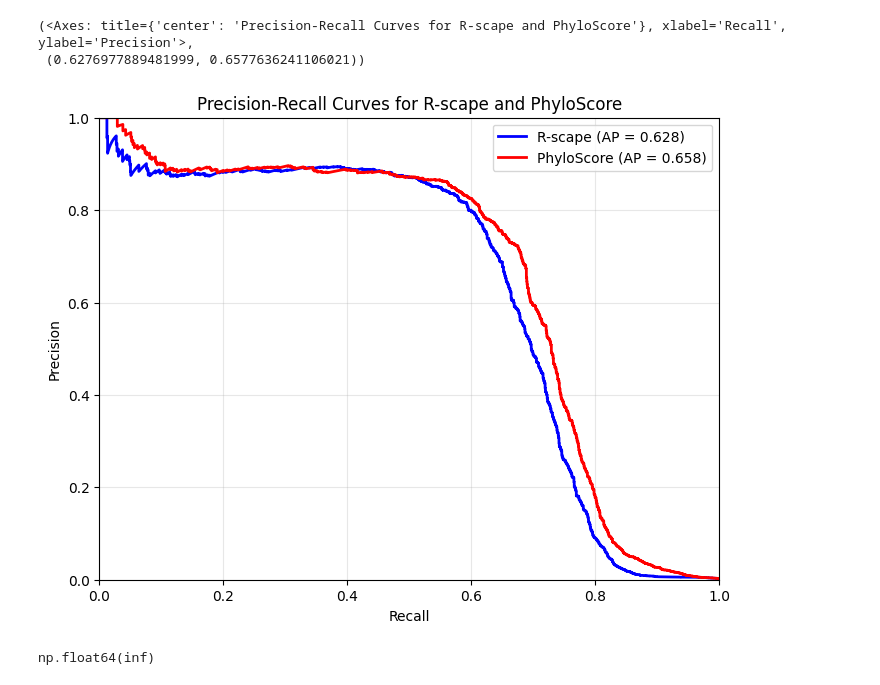
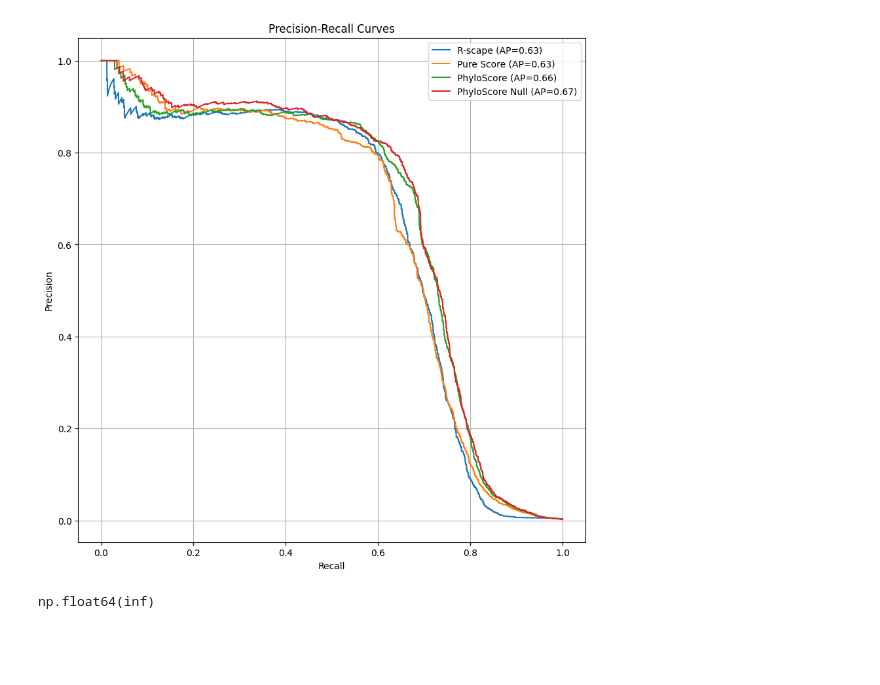
Before and after one commit to soedinglab/phylo_score, a Jupyter notebook: benchmark/joint.ipynb, the cells around one changed output. Saved outputs shown, nothing was run; the diff lists cells and outputs as text; code cells hidden in the pictures; blank space fills up the shorter version.

Commit message:
my null

```diff
--- a/benchmark/joint.ipynb
+++ b/benchmark/joint.ipynb
@@ -8,5 +8,6 @@ import sklearn
 datasets = open("3d.txt").readlines()
 datasets = [d.strip() for d in datasets]
 datasets = [d for d in datasets if d != "RF00375"]
+null_sets = [d + "_null1" for d in datasets]
 ss_files = [f"data/{d}/ss.txt" for d in datasets]
 # %%
@@ -82,30 +93,21 @@ def collect(method):
 # %%
 from sklearn.metrics import precision_recall_curve, average_precision_score
 
-def plot_pr_curves(mask1, scores1, mask2, scores2, label1='Model 1', label2='Model 2', ax=None, title='Precision-Recall Curves'):
-    precision1, recall1, _ = precision_recall_curve(mask1, scores1)
-    ap1 = average_precision_score(mask1, scores1)
-
-    precision2, recall2, _ = precision_recall_curve(mask2, scores2)
-    ap2 = average_precision_score(mask2, scores2)
-
-    if ax is None:
-        plt.figure(figsize=(8, 6))
-        ax = plt.gca()
-
-    ax.plot(recall1, precision1, 'b-', linewidth=2, label=f'{label1} (AP = {ap1:.3f})')
-    ax.plot(recall2, precision2, 'r-', linewidth=2, label=f'{label2} (AP = {ap2:.3f})')
-
-    ax.set_xlabel('Recall')
-    ax.set_ylabel('Precision')
-    ax.set_title(title)
-    ax.legend()
-    ax.grid(True, alpha=0.3)
-    ax.set_xlim([0, 1])
-    ax.set_ylim([0, 1])
-
-    return ax, (ap1, ap2)
+def plot_pr_curves(mask, scores : list, labels):
+    plt.figure(figsize=(10, 10))
+    for s, l in zip(scores, labels):
+        precision, recall, _ = precision_recall_curve(mask, s)
+        ap = average_precision_score(mask, s)
+        plt.plot(recall, precision, label=f"{l} (AP={ap:.2f})")
+    plt.xlabel("Recall")
+    plt.ylabel("Precision")
+    plt.title("Precision-Recall Curves")
+    plt.legend()
+    plt.grid()
+    plt.show()
 # %%
-mask, scores = collect("rscape")
-mask2, scores2 = collect("phylo_score")
+mask, rscape_scores = collect("rscape")
+_, pure_scores = collect("phylo_score_pure_score")
+_, phylo_score_scores = collect("phylo_score")
+_, phylo_score_null_scores = collect("phylo_score_null")
 # %% [output]
@@ -129,9 +131,7 @@ mask2, scores2 = collect("phylo_score")
 # %%
-plot_pr_curves(mask, scores, mask2, scores2, label1='R-scape', label2='PhyloScore', title='Precision-Recall Curves for R-scape and PhyloScore')
+plot_pr_curves(mask, [rscape_scores, pure_scores, phylo_score_scores, phylo_score_null_scores], labels=["R-scape", "Pure Score", "PhyloScore", "PhyloScore Null"])
 # %% [output]
-(<Axes: title={'center': 'Precision-Recall Curves for R-scape and PhyloScore'}, xlabel='Recall', ylabel='Precision'>,
- (0.6276977889481999, 0.6577636241106021))
-[figure, old version]
+[figure, new version]
 # %%
 scores2.max()
 # %% [output]
```
Also changed, not shown: parts of 3 cells of this notebook, 7 other files.
